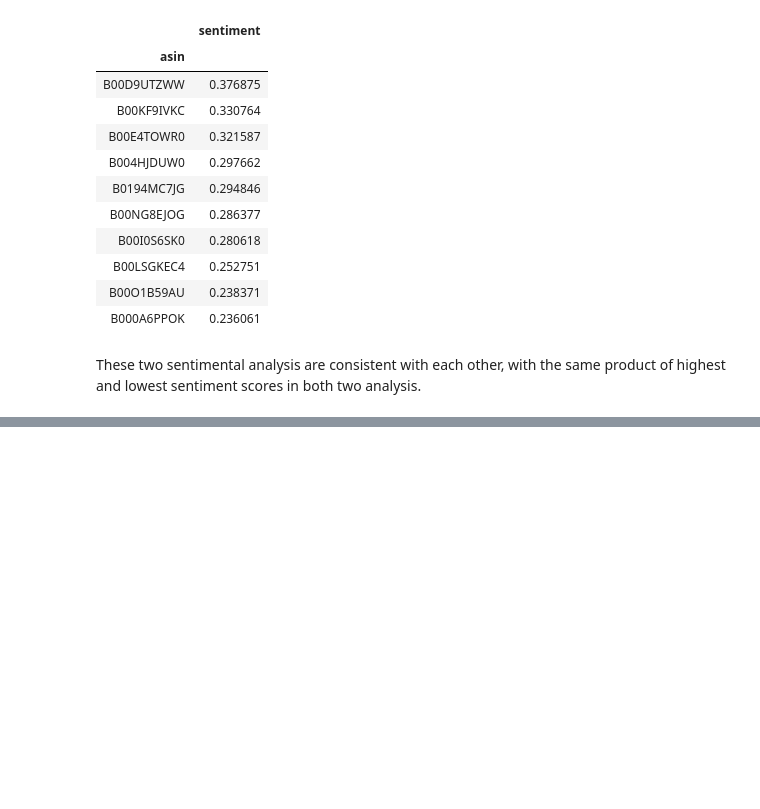
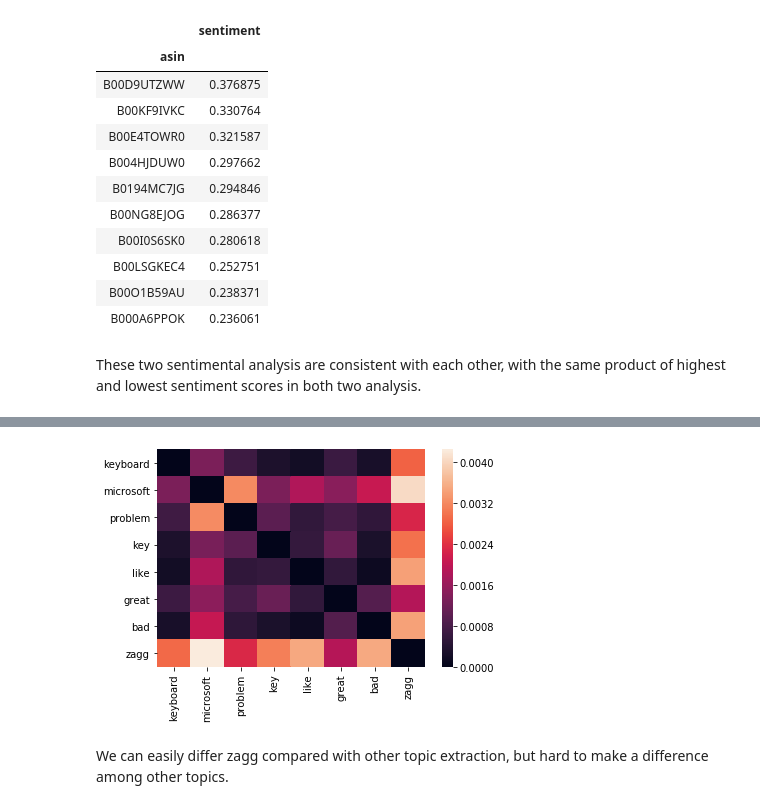
Before and after one commit to liu431/Content-Analysis-Project, a Jupyter notebook: Code/EDA_project.ipynb, the cells around one changed output, grey strips where cells are left out. Saved outputs shown, nothing was run; the diff lists cells and outputs as text; code cells hidden in the pictures; blank space fills up the shorter version.

```diff
--- a/Code/EDA_project.ipynb
+++ b/Code/EDA_project.ipynb
@@ -266,0 +385,5 @@ These two sentimental analysis are consistent with each other, with the same pro
+# %%
+gensim.corpora.MmCorpus.serialize('dool.mm', corpus)
+doolcorpus = gensim.corpora.MmCorpus('dool.mm')
+doollda = gensim.models.ldamodel.LdaModel(corpus=doolcorpus, id2word=dictionary, num_topics=10, alpha='auto', eta='auto')
+doollda.show_topics()
@@ -266,0 +411,7 @@ These two sentimental analysis are consistent with each other, with the same pro
+# %%
+for actor in actor_network.nodes():
+    actor_all_words = []
+    for sent in actor_network.nodes[actor]['words']:
+        for word in sent:
+            actor_all_words += word
+    actor_network.nodes[actor]['topic_distribution'] = doollda[dictionary.doc2bow(lucem_illud_2020.normalizeTokens(actor_all_words))]
@@ -266,0 +430,28 @@ These two sentimental analysis are consistent with each other, with the same pro
+# %%
+from gensim.matutils import kullback_leibler
+def convert_to_prob(bow):
+    ps = []
+    for topic_no, topic_prob in bow:
+        ps.append(topic_prob)
+    return ps
+# %%
+L = []
+for actor_1 in actor_network.nodes():
+    p = actor_network.nodes[actor_1]['topic_distribution']
+    p = convert_to_prob(p)
+    l = []
+    for actor_2 in actor_network.nodes():
+        q = actor_network.nodes[actor_2]['topic_distribution']
+        q = convert_to_prob(q)
+        l.append(kullback_leibler(p, q))
+    L.append(l)
+M = np.array(L)
+# %%
+fig = plt.figure()
+div = pd.DataFrame(M, columns = list(actor_network.nodes()), index = list(actor_network.nodes()))
+ax = sns.heatmap(div)
+plt.show()
+# %% [output]
+[figure, added]
+# %% [markdown]
+We can easily differ zagg compared with other topic extraction, but hard to make a difference among other topics.
```
Also changed, not shown: parts of 17 cells of this notebook.
